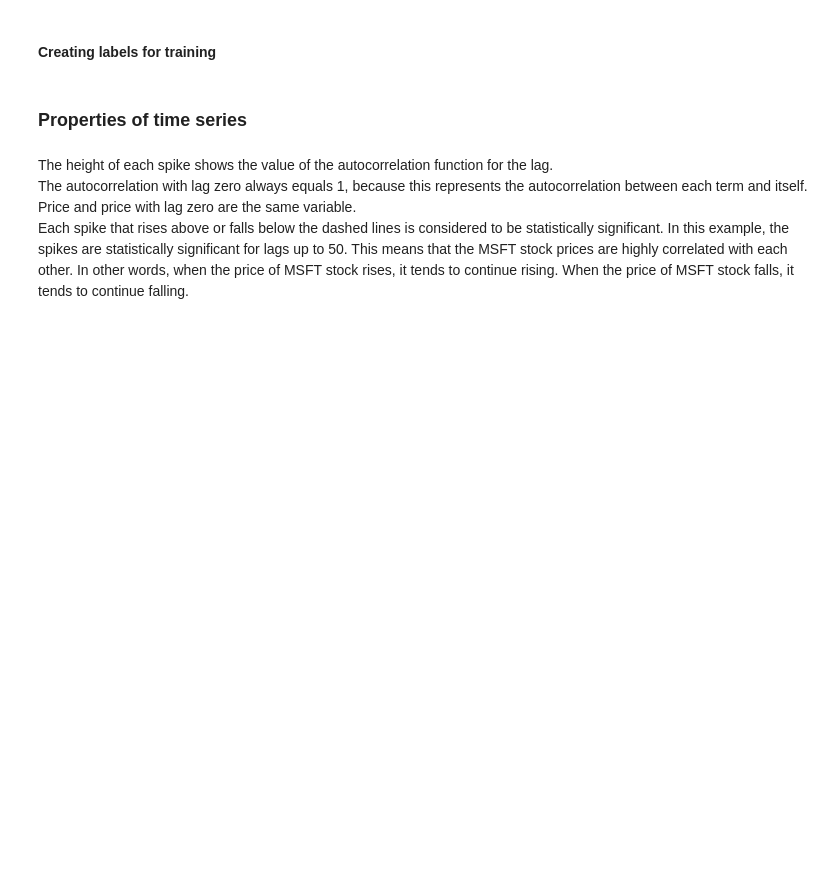
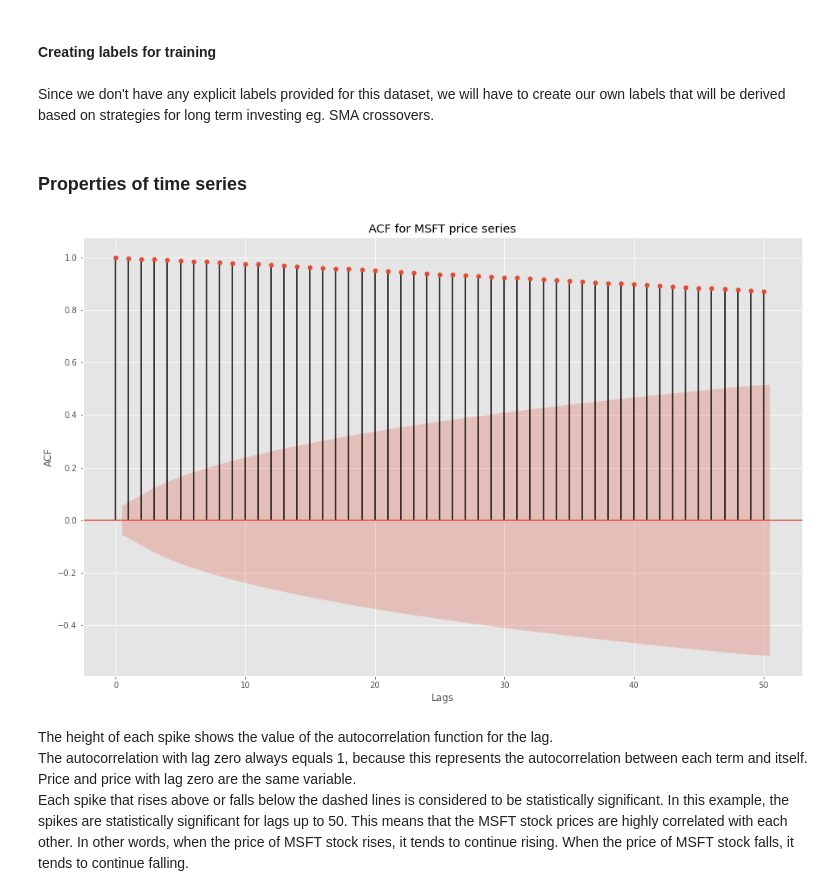
Before and after one commit to yepterence/Stock-Analysis, a Jupyter notebook: Stock-data-exploration.ipynb, the cells around one changed output. Saved outputs shown, nothing was run; the diff lists cells and outputs as text; code cells hidden in the pictures; blank space fills up the shorter version.

Commit message:
Added new images folder, added explanations and tidied up plots, trying out kmeans code to create labels

```diff
--- a/Stock-data-exploration.ipynb
+++ b/Stock-data-exploration.ipynb
@@ -195,7 +215,7 @@ ax2.set(ylabel='Volume\n(100-mill.)')
 ax2.set(xlabel='Year')
 leg1 = ax1.legend(loc='lower right')
 ax1.add_artist(leg1)
-plt.rcParams["figure.figsize"] = (10,10)
+plt.rcParams["figure.figsize"] = (16,10)
 plt.show()
 # %% [output]
 [figure]
@@ -383,0 +470,2 @@ pio.write_html(fig1, file='img/indicators.html',auto_open=False)
+# %% [markdown]
+Since we don't have any explicit labels provided for this dataset, we will have to create our own labels that will be derived based on strategies for long term investing eg. SMA crossovers.
@@ -385,7 +479,11 @@ pio.write_html(fig1, file='img/indicators.html',auto_open=False)
 ### Properties of time series
 # %%
 # PLOT ACF
-lag_acf = plot_acf(train,lags=50, title='Adjusted close price')
+lag_acf = plot_acf(train,lags=50, title='ACF for MSFT price series')
+_ = plt.xlabel('Lags')
+_ = plt.ylabel('ACF')
+# %% [output]
+[figure, added]
 # %% [markdown]
 The height of each spike shows the value of the autocorrelation function for the lag.
 <br>
```
Also changed, not shown: parts of 65 cells of this notebook, 6 other files.
